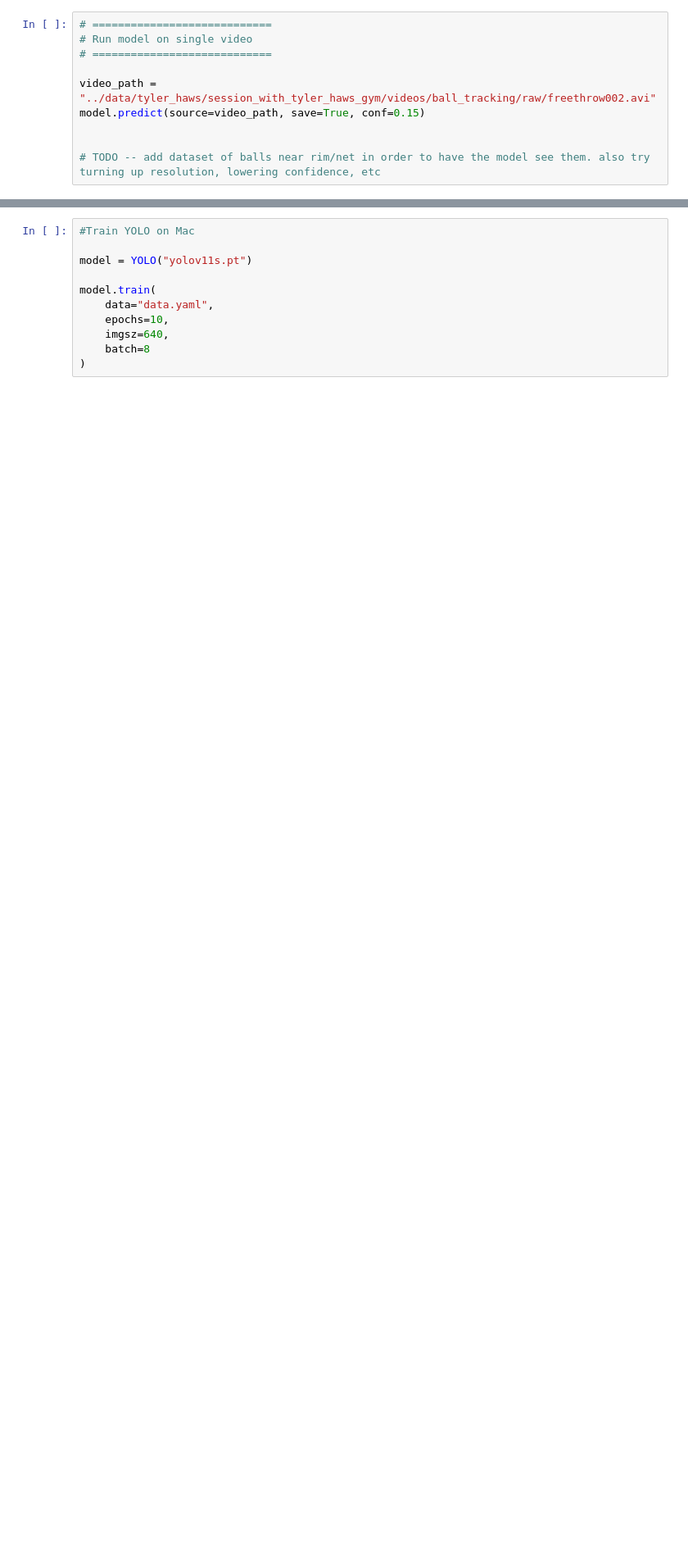
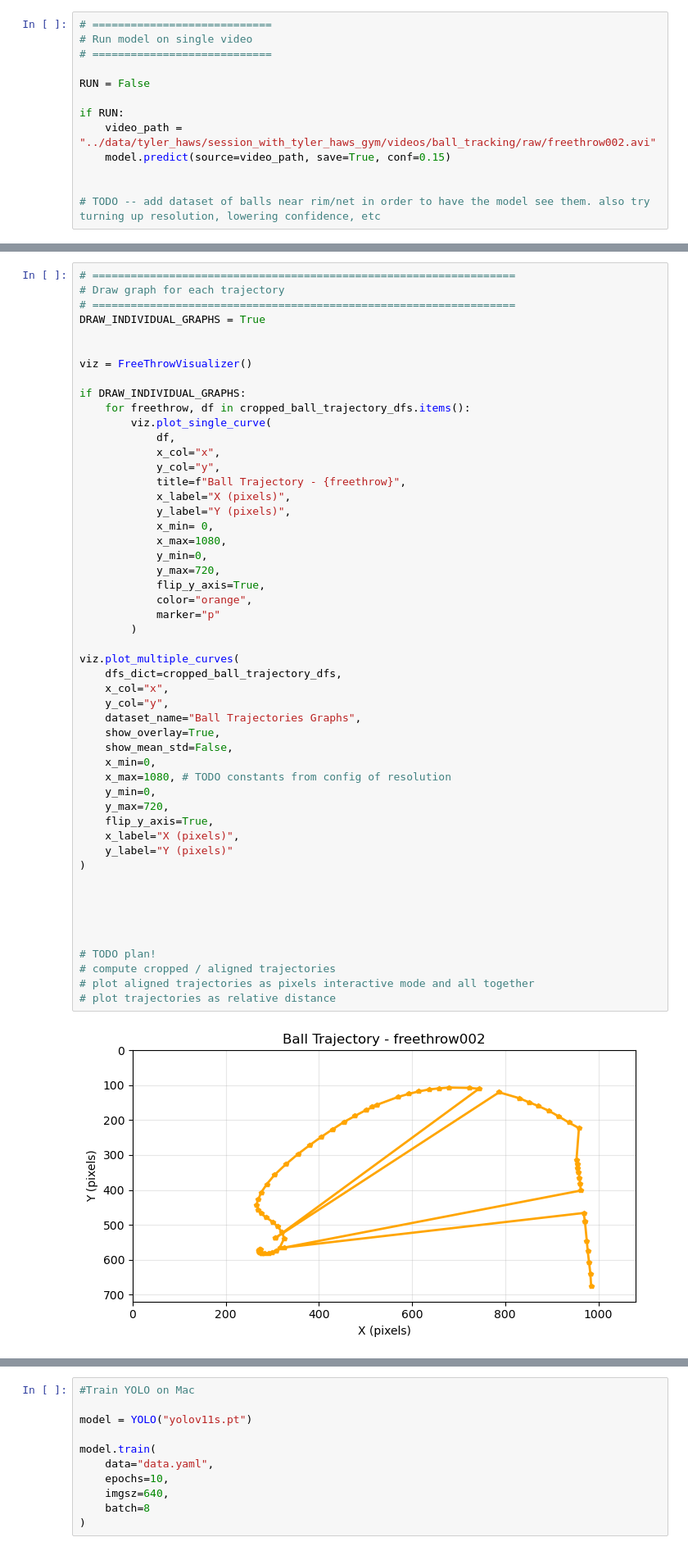
Before and after one commit to KWill55/personalized-sports-optimization, a Jupyter notebook: notebooks/yolo_ball_detection.ipynb, the cells around one changed output, grey strips where cells are left out. Shown at 82% size. Drawn from its saved outputs; the diff is of its cells as text; blank space fills up the shorter version.

```diff
--- a/notebooks/yolo_ball_detection.ipynb
+++ b/notebooks/yolo_ball_detection.ipynb
@@ -109,8 +108,11 @@ Speed: 9.1ms preprocess, 546.8ms inference, 15.5ms postprocess per image at shap
 # Run model on single video
 # ============================
 
-video_path = "../data/tyler_haws/session_with_tyler_haws_gym/videos/ball_tracking/raw/freethrow002.avi"
-model.predict(source=video_path, save=True, conf=0.15)
+RUN = False
+
+if RUN:
+    video_path = "../data/tyler_haws/session_with_tyler_haws_gym/videos/ball_tracking/raw/freethrow002.avi"
+    model.predict(source=video_path, save=True, conf=0.15)
 
 
 # TODO -- add dataset of balls near rim/net in order to have the model see them. also try turning up resolution, lowering confidence, etc
@@ -264,0 +326,53 @@ viz.plot_multiple_curves(
+# %%
+# ==================================================================
+# Draw graph for each trajectory
+# ==================================================================
+DRAW_INDIVIDUAL_GRAPHS = True
+
+
+viz = FreeThrowVisualizer()
+
+if DRAW_INDIVIDUAL_GRAPHS:
+    for freethrow, df in cropped_ball_trajectory_dfs.items():
+        viz.plot_single_curve(
+            df,
+            x_col="x",
+            y_col="y",
+            title=f"Ball Trajectory - {freethrow}",
+            x_label="X (pixels)",
+            y_label="Y (pixels)",
+            x_min= 0,
+            x_max=1080,
+            y_min=0,
+            y_max=720,
+            flip_y_axis=True,
+            color="orange",
+            marker="p"
+        )
+
+viz.plot_multiple_curves(
+    dfs_dict=cropped_ball_trajectory_dfs,
+    x_col="x",
+    y_col="y",
+    dataset_name="Ball Trajectories Graphs",
+    show_overlay=True,
+    show_mean_std=False,
+    x_min=0,
+    x_max=1080, # TODO constants from config of resolution
+    y_min=0,
+    y_max=720,
+    flip_y_axis=True,
+    x_label="X (pixels)",
+    y_label="Y (pixels)"
+)
+
+
+
+
+
+# TODO plan!
+# compute cropped / aligned trajectories
+# plot aligned trajectories as pixels interactive mode and all together
+# plot trajectories as relative distance
+# %% [output]
+[figure, added]
```
Also changed, not shown: parts of 11 cells of this notebook, 43 other files.
